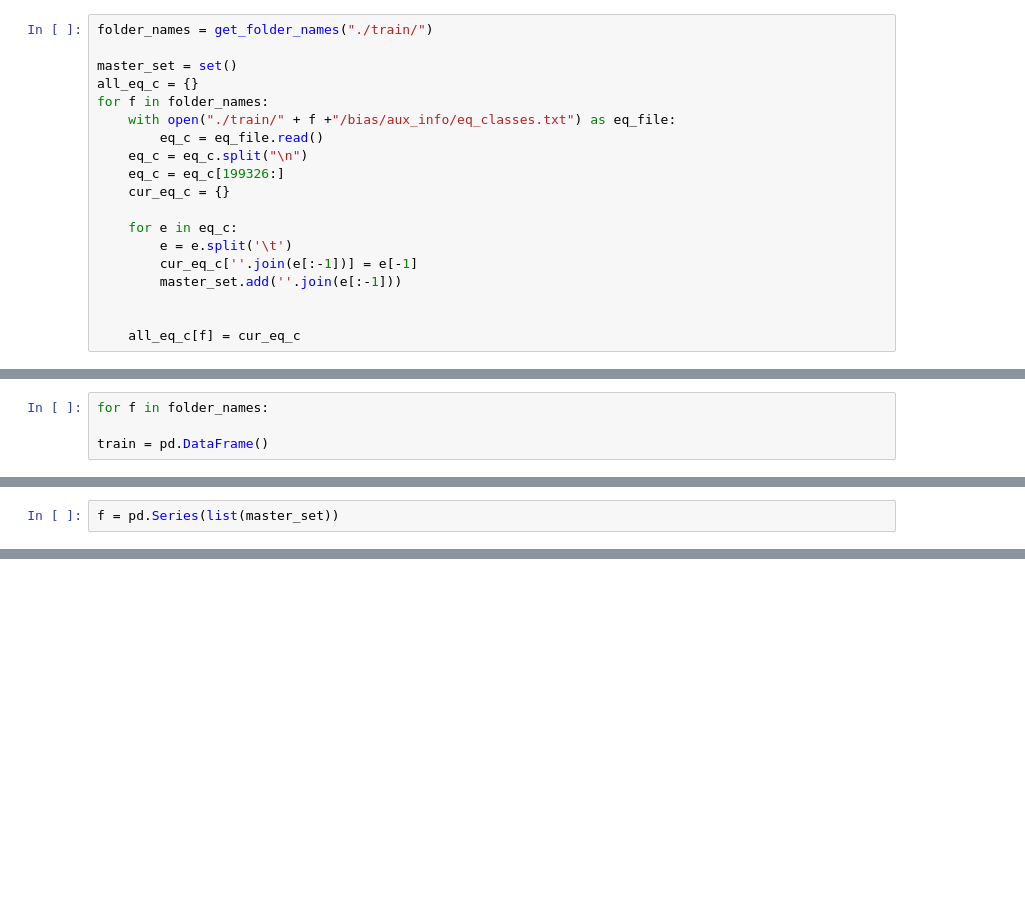
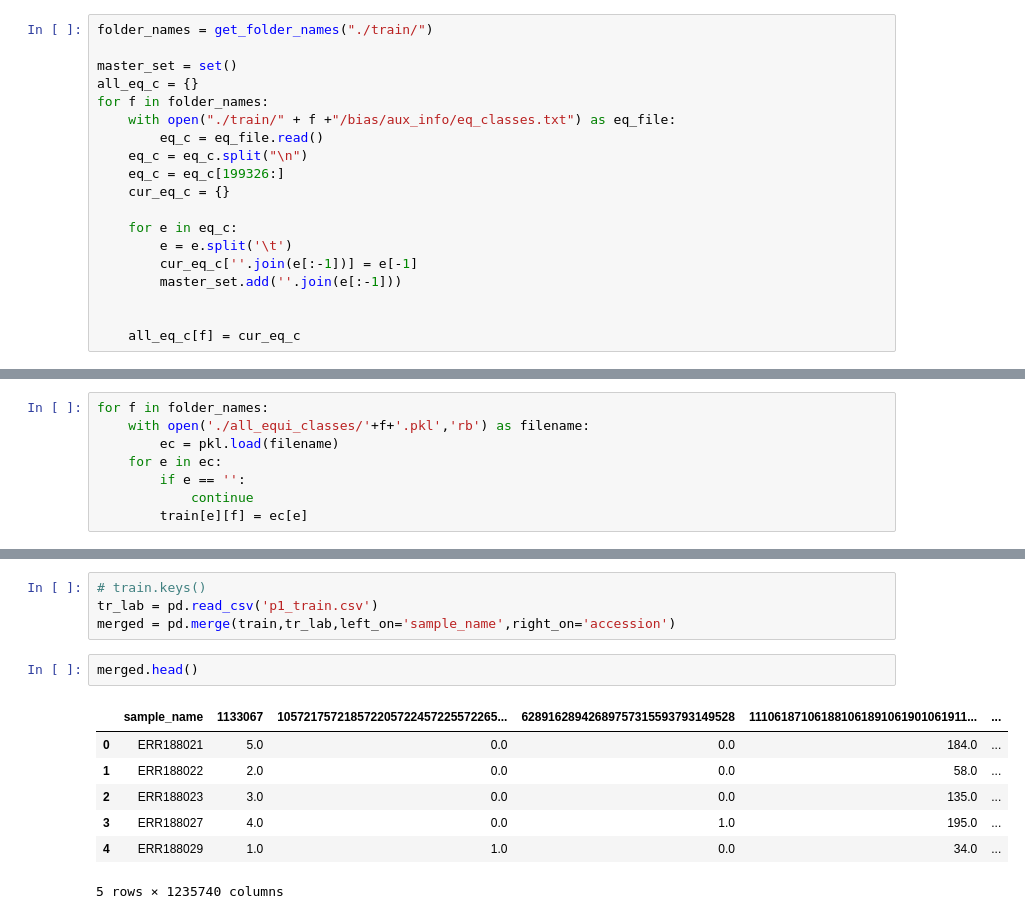
Before and after one commit to jay-z007/Computational-Biology, a Jupyter notebook: project/project.ipynb, the cells around one changed output, grey strips where cells are left out. Saved outputs shown, nothing was run; the diff lists cells and outputs as text; blank space fills up the shorter version.

```diff
--- a/project/project.ipynb
+++ b/project/project.ipynb
@@ -103,4 +149,0 @@ MemoryError:
-# %%
-for f in folder_names:
-
-train = pd.DataFrame()
@@ -109,2 +149,0 @@ TypeError: 'set' type is unordered
-# %%
-f = pd.Series(list(master_set))
@@ -130,0 +150,8 @@ Length: 1235738, dtype: object
+# %%
+for f in folder_names:
+    with open('./all_equi_classes/'+f+'.pkl','rb') as filename:
+        ec = pkl.load(filename)
+    for e in ec:
+        if e == '':
+            continue
+        train[e][f] = ec[e]
@@ -130,0 +176,14 @@ Length: 1235738, dtype: object
+# %%
+# train.keys()
+tr_lab = pd.read_csv('p1_train.csv')
+merged = pd.merge(train,tr_lab,left_on='sample_name',right_on='accession')
+# %%
+merged.head()
+# %% [output]
+|  | sample_name | 1133067 | 105721757218572205722457225572265... | 62891628942689757315593793149528 | 111061871061881061891061901061911... | ... |
+| 0 | ERR188021 | 5.0 | 0.0 | 0.0 | 184.0 | ... |
+| 1 | ERR188022 | 2.0 | 0.0 | 0.0 | 58.0 | ... |
+| 2 | ERR188023 | 3.0 | 0.0 | 0.0 | 135.0 | ... |
+| 3 | ERR188027 | 4.0 | 0.0 | 1.0 | 195.0 | ... |
+| 4 | ERR188029 | 1.0 | 1.0 | 0.0 | 34.0 | ... |
+5 rows × 1235740 columns
```
Also changed, not shown: parts of 26 cells of this notebook, 2 other files.
